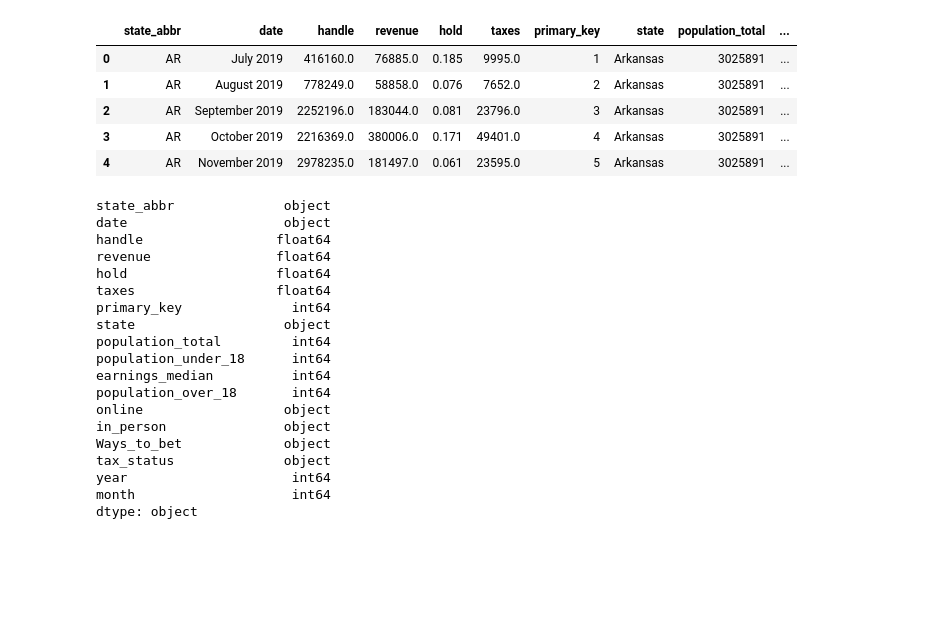
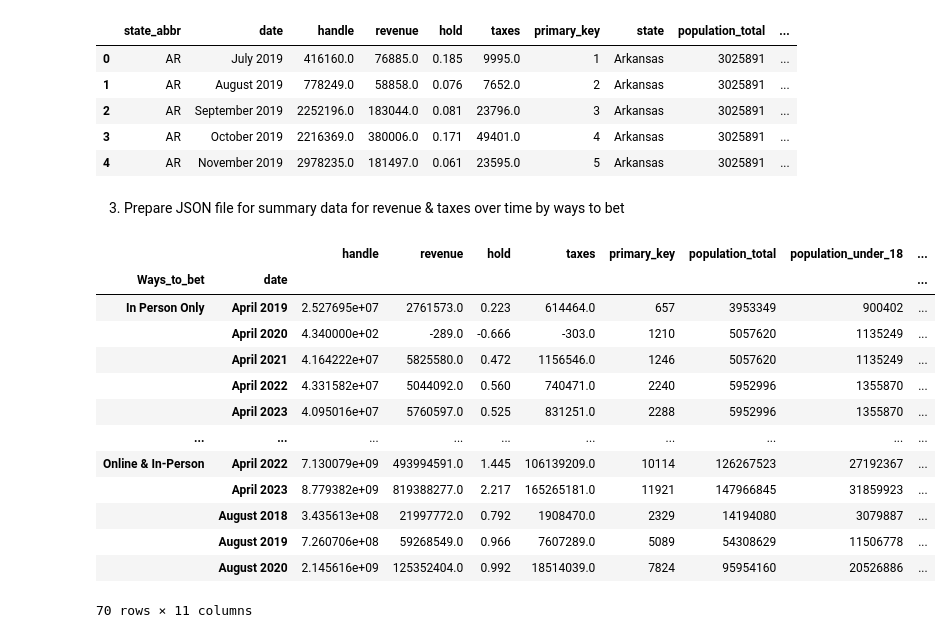
Before and after one commit to VickyL86/Dashboard_1, a Jupyter notebook: ntbks/market_data_JSON_prep.ipynb, the cells around one changed output. Cells and saved outputs as stored; diff of their text form; code cells hidden in the pictures; blank space fills up the shorter version.

Commit message:
Created a new JSON document by ways to bet over time for the national page

```diff
--- a/ntbks/market_data_JSON_prep.ipynb
+++ b/ntbks/market_data_JSON_prep.ipynb
@@ -96,29 +96,27 @@ state_dataset_FINAL_df.head(5)
 | 2 | AR | September 2019 | 2252196.0 | 183044.0 | 0.081 | 23796.0 | 3 | Arkansas | 3025891 | ... |
 | 3 | AR | October 2019 | 2216369.0 | 380006.0 | 0.171 | 49401.0 | 4 | Arkansas | 3025891 | ... |
 | 4 | AR | November 2019 | 2978235.0 | 181497.0 | 0.061 | 23595.0 | 5 | Arkansas | 3025891 | ... |
-# %%
-#show me data types in the datarframe
-state_dataset_FINAL_df.dtypes
-# %% [output]
-state_abbr              object
-date                    object
-handle                 float64
-revenue                float64
-hold                   float64
-taxes                  float64
-primary_key              int64
-state                   object
-population_total         int64
-population_under_18      int64
-earnings_median          int64
-population_over_18       int64
-online                  object
-in_person               object
-Ways_to_bet             object
-tax_status              object
-year                     int64
-month                    int64
-dtype: object
 # %%
 #save datarframe to JSON file
 state_dataset_FINAL_df.to_json('../json/state_detail.json', orient='records')
+# %% [markdown]
+3. Prepare JSON file for summary data for revenue & taxes over time by ways to bet
+# %%
+#group state_dataset_FINAL_df vt "ways_to_bet" and date columns
+data_over_time = state_dataset_FINAL_df.groupby(['Ways_to_bet', 'date']).sum()
+data_over_time.head(70)
+# %% [output]
+|  |  | handle | revenue | hold | taxes | primary_key | population_total | population_under_18 | ... |
+| Ways_to_bet | date |  |  |  |  |  |  |  | ... |
+| In Person Only | April 2019 | 2.527695e+07 | 2761573.0 | 0.223 | 614464.0 | 657 | 3953349 | 900402 | ... |
+|  | April 2020 | 4.340000e+02 | -289.0 | -0.666 | -303.0 | 1210 | 5057620 | 1135249 | ... |
+|  | April 2021 | 4.164222e+07 | 5825580.0 | 0.472 | 1156546.0 | 1246 | 5057620 | 1135249 | ... |
+|  | April 2022 | 4.331582e+07 | 5044092.0 | 0.560 | 740471.0 | 2240 | 5952996 | 1355870 | ... |
+|  | April 2023 | 4.095016e+07 | 5760597.0 | 0.525 | 831251.0 | 2288 | 5952996 | 1355870 | ... |
+| ... | ... | ... | ... | ... | ... | ... | ... | ... | ... |
+| Online & In-Person | April 2022 | 7.130079e+09 | 493994591.0 | 1.445 | 106139209.0 | 10114 | 126267523 | 27192367 | ... |
+|  | April 2023 | 8.779382e+09 | 819388277.0 | 2.217 | 165265181.0 | 11921 | 147966845 | 31859923 | ... |
+|  | August 2018 | 3.435613e+08 | 21997772.0 | 0.792 | 1908470.0 | 2329 | 14194080 | 3079887 | ... |
+|  | August 2019 | 7.260706e+08 | 59268549.0 | 0.966 | 7607289.0 | 5089 | 54308629 | 11506778 | ... |
+|  | August 2020 | 2.145616e+09 | 125352404.0 | 0.992 | 18514039.0 | 7824 | 95954160 | 20526886 | ... |
+70 rows × 11 columns
```
Also changed, not shown: parts of 7 cells of this notebook, 4 other files.
